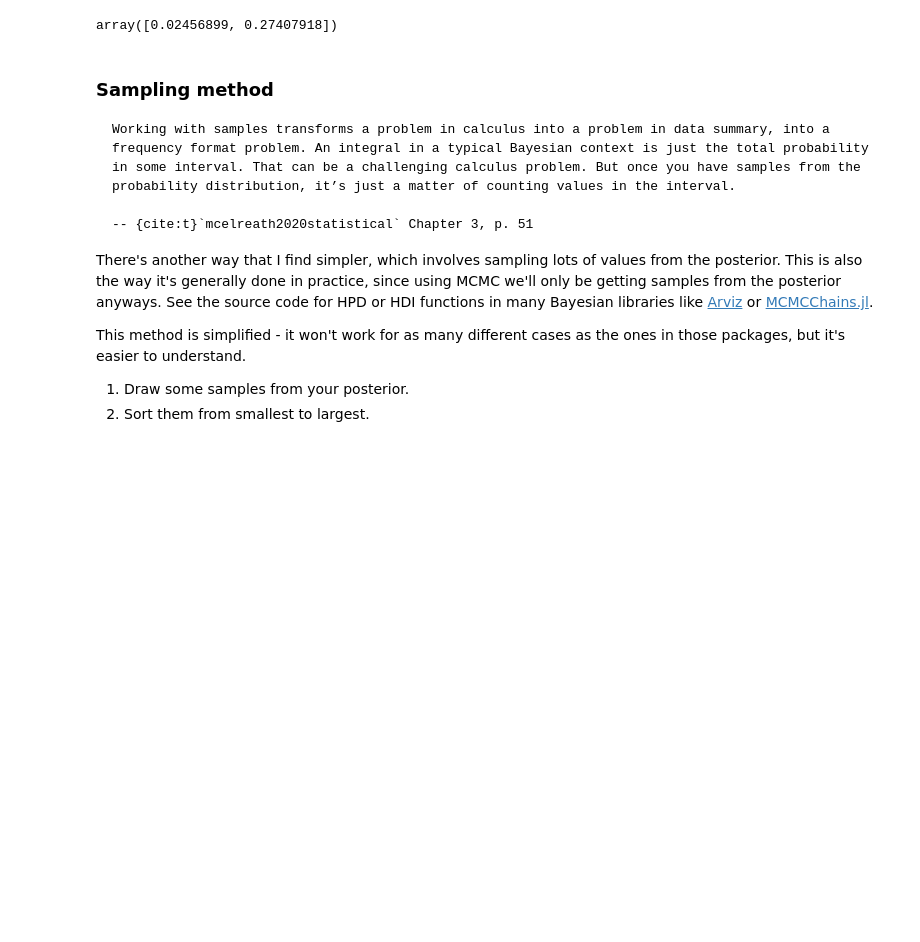
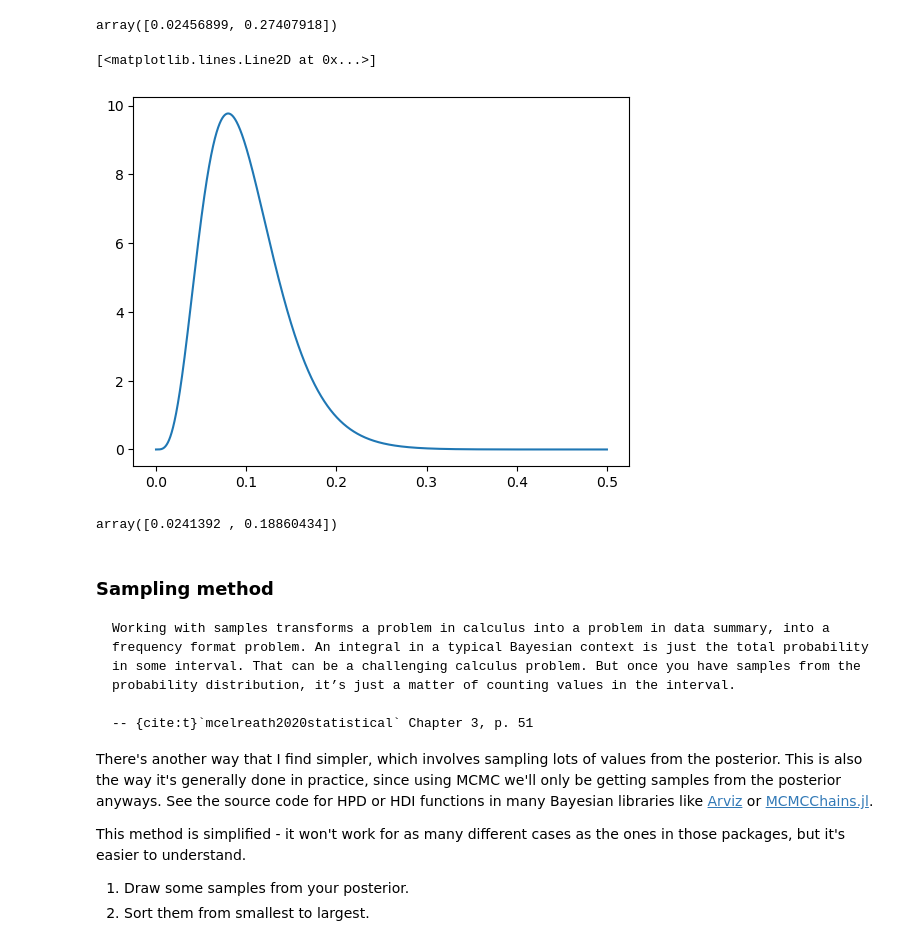
Before and after one commit to areding/6420-pymc, a Jupyter notebook: _sources/unit4/Unit4-GammaGamma.ipynb, the cells around one changed output. Drawn from its saved outputs; the diff is of its cells as text; code cells hidden in the pictures; blank space fills up the shorter version.

```diff
--- a/_sources/unit4/Unit4-GammaGamma.ipynb
+++ b/_sources/unit4/Unit4-GammaGamma.ipynb
@@ -188,6 +188,39 @@ def conditions(x):
 fsolve(conditions, (guess_lwr, guess_upr))
 # %% [output]
 array([0.02456899, 0.27407918])
+# %%
+import scipy.stats as ss
+import numpy as np
+import matplotlib.pyplot as plt
+from scipy.optimize import fsolve
+
+posterior = ss.gamma(5, scale=1 / 50)
+
+x = np.linspace(0, 0.5, 1000000)
+
+plt.plot(x, posterior.pdf(x))
+# %% [output]
+[<matplotlib.lines.Line2D at 0x...>]
+[figure, added]
+# %%
+guess_lower = 0.02
+guess_upper = 0.2
+
+alpha = 0.05
+
+
+def conditions(x, alpha, dist):
+    lwr, upr = x
+
+    condition_1 = dist.pdf(upr) - dist.pdf(lwr)
+    condition_2 = (dist.cdf(upr) - dist.cdf(lwr)) - (1 - alpha)
+
+    return condition_1, condition_2
+
+
+fsolve(func=conditions, x0=[guess_lower, guess_upper], args=(alpha, posterior))
+# %% [output]
+array([0.0241392 , 0.18860434])
 # %% [markdown]
 ### Sampling method
 
```
Also changed, not shown: 4 other files.
